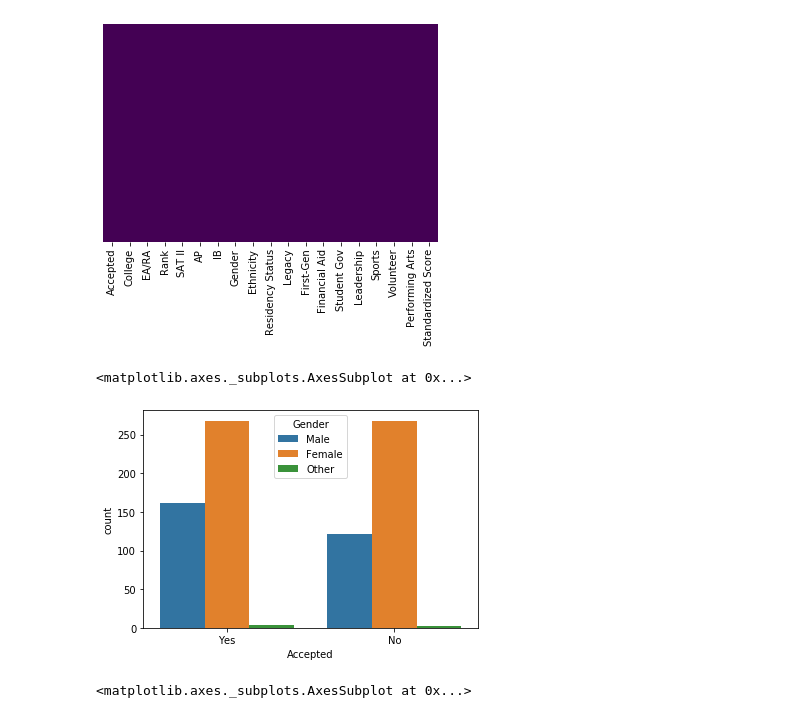
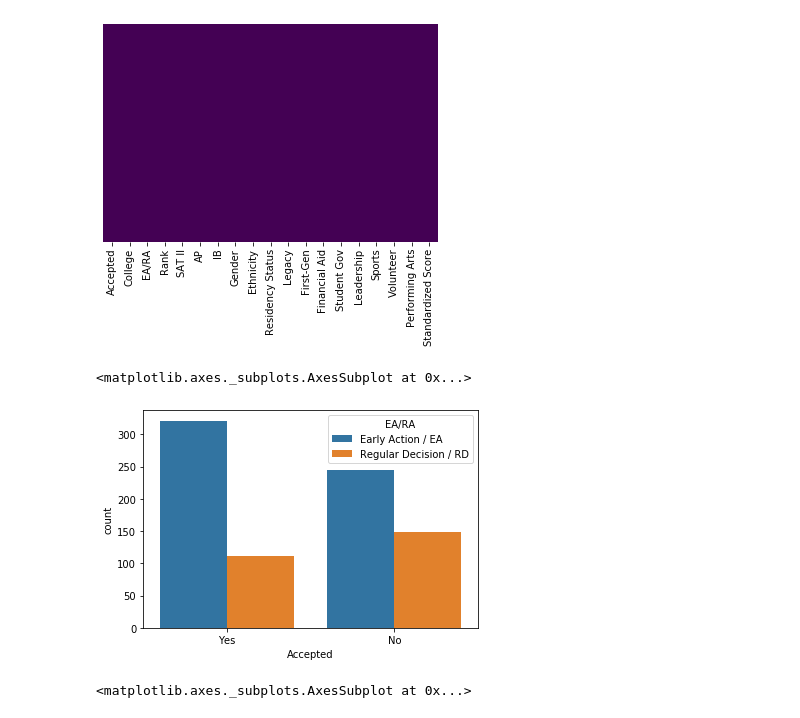
Before and after one commit to amanjalan09/UMichMLPredictions, a Jupyter notebook: UMich ML.ipynb, the cells around one changed output. Saved outputs shown, nothing was run; the diff lists cells and outputs as text; code cells hidden in the pictures.

```diff
--- a/UMich ML.ipynb
+++ b/UMich ML.ipynb
@@ -173,10 +184,10 @@ sns.heatmap(df.isnull(), yticklabels = False, cbar = False, cmap = 'viridis')
 <matplotlib.axes._subplots.AxesSubplot at 0x...>
 [figure]
 # %%
-sns.countplot(x = 'Accepted', hue = 'Gender', data = df)
+sns.countplot(x = 'Accepted', hue = 'EA/RA', data = df)
 # %% [output]
 <matplotlib.axes._subplots.AxesSubplot at 0x...>
-[figure, old version]
+[figure, new version]
 # %%
 sns.countplot(x = 'Gender',data = df)
 # %% [output]
```
Also changed, not shown: parts of 75 cells of this notebook.
